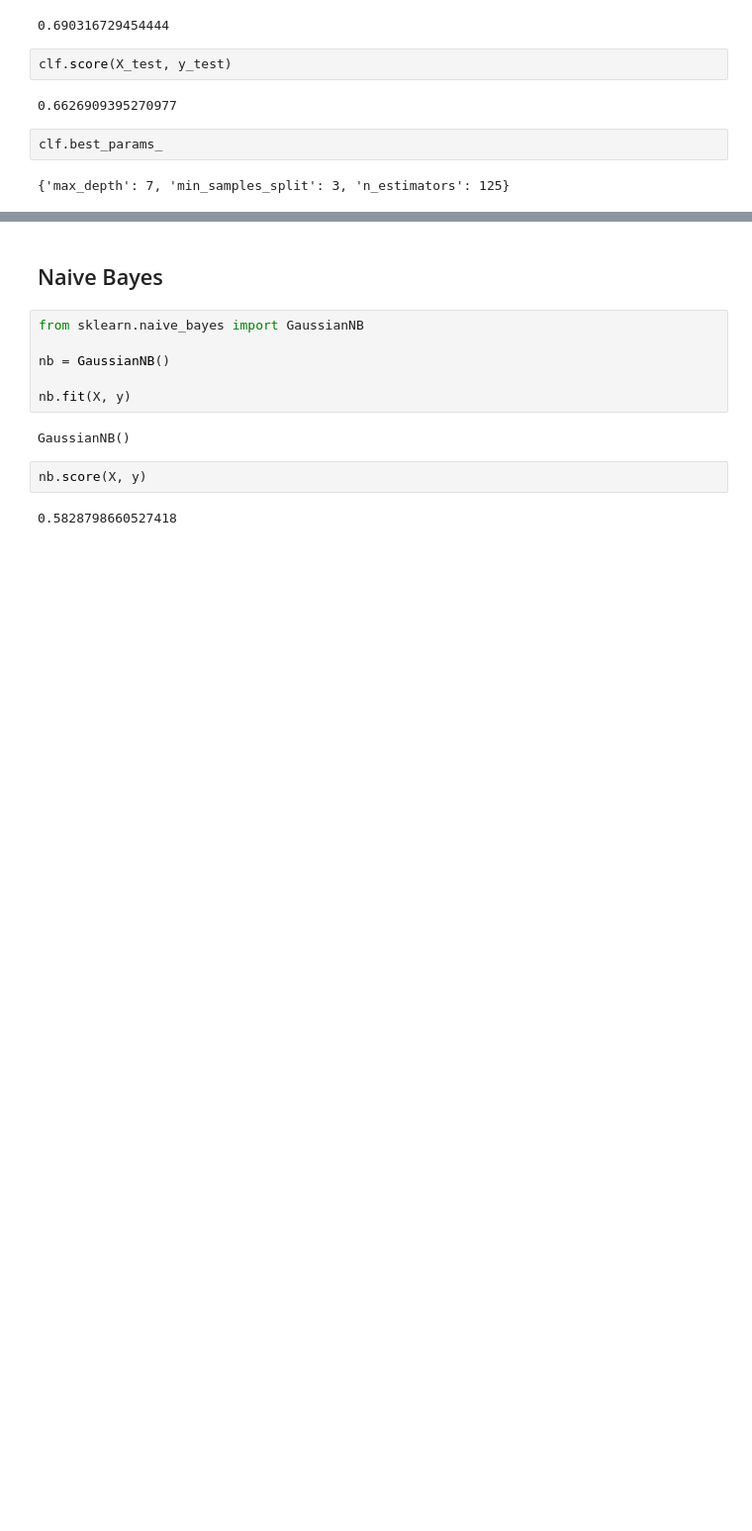
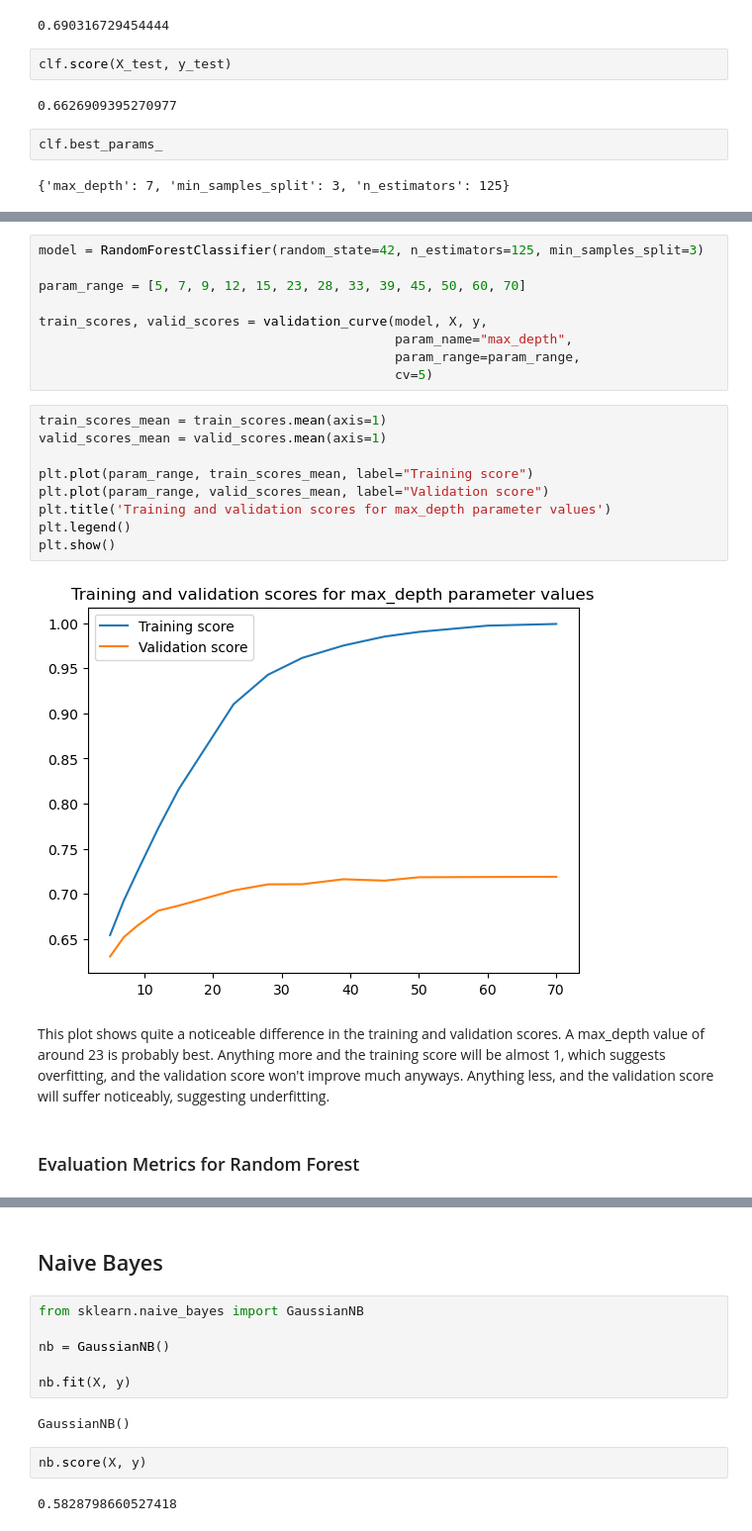
Before and after one commit to RavinderRai/chess_data, a Jupyter notebook: Modelling.ipynb, the cells around one changed output, grey strips where cells are left out. Shown: that part at 99% size. Cells and saved outputs as stored; diff of their text form; blank space fills up the shorter version.

```diff
--- a/Modelling.ipynb
+++ b/Modelling.ipynb
@@ -172,0 +334,24 @@ clf.best_params_
+# %%
+model = RandomForestClassifier(random_state=42, n_estimators=125, min_samples_split=3)
+
+param_range = [5, 7, 9, 12, 15, 23, 28, 33, 39, 45, 50, 60, 70]
+
+train_scores, valid_scores = validation_curve(model, X, y,
+                                              param_name="max_depth",
+                                              param_range=param_range,
+                                              cv=5)
+# %%
+train_scores_mean = train_scores.mean(axis=1)
+valid_scores_mean = valid_scores.mean(axis=1)
+
+plt.plot(param_range, train_scores_mean, label="Training score")
+plt.plot(param_range, valid_scores_mean, label="Validation score")
+plt.title('Training and validation scores for max_depth parameter values')
+plt.legend()
+plt.show()
+# %% [output]
+[figure, added]
+# %% [markdown]
+This plot shows quite a noticeable difference in the training and validation scores. A max_depth value of around 23 is probably best. Anything more and the training score will be almost 1, which suggests overfitting, and the validation score won't improve much anyways. Anything less, and the validation score will suffer noticeably, suggesting underfitting.
+# %% [markdown]
+### Evaluation Metrics for Random Forest
```
Also changed, not shown: parts of 69 cells of this notebook.
